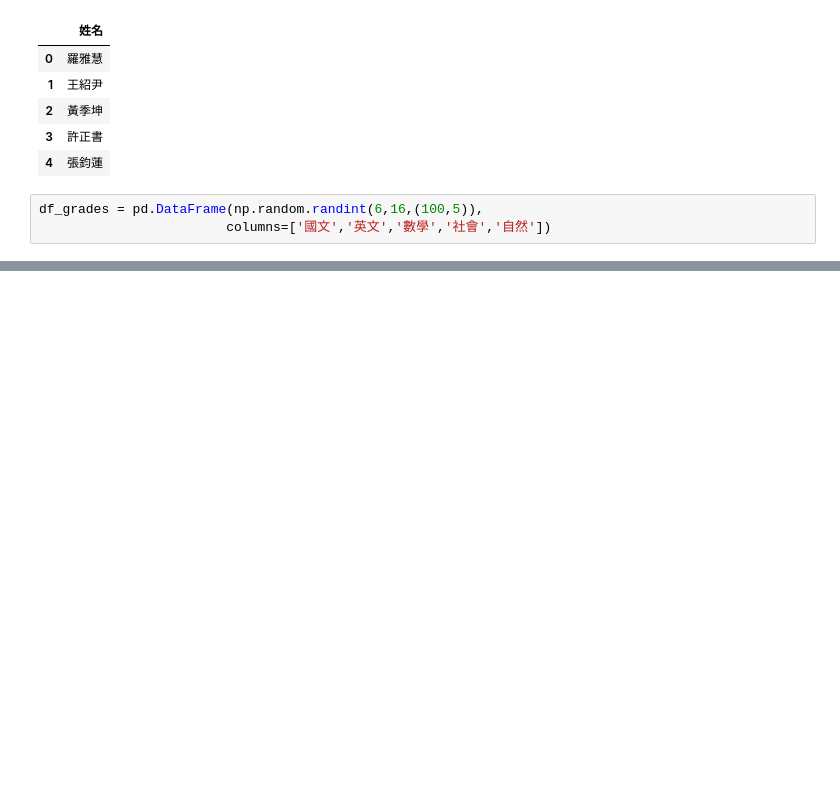
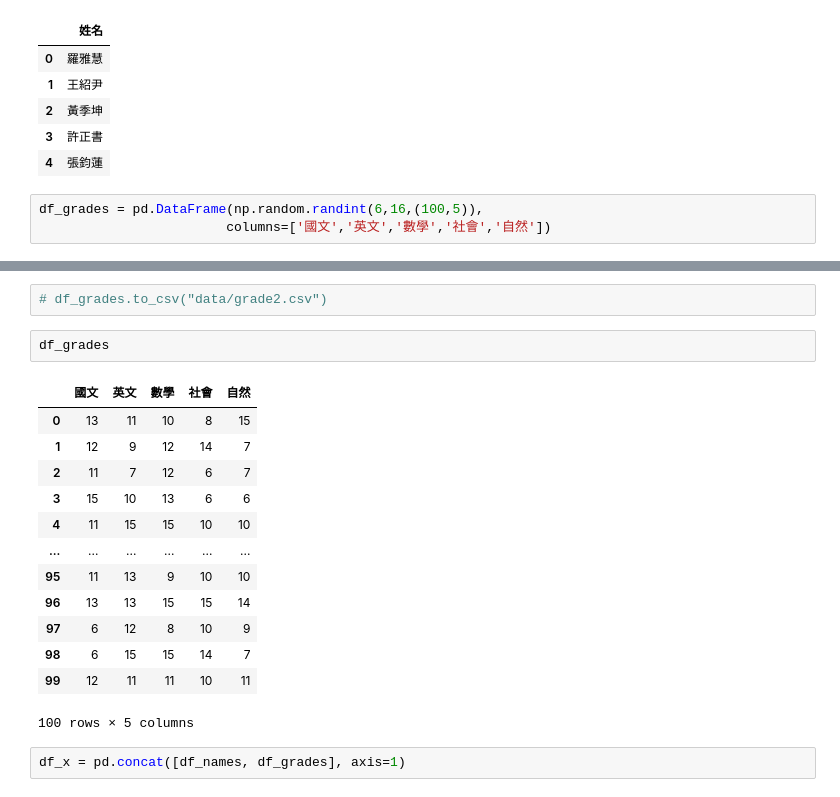
Before and after one commit to zhiyulin104/IMLP456, a Jupyter notebook: Unit02/Class Practice/2.2.2_Pandas數據分析.ipynb, the cells around one changed output, grey strips where cells are left out. Drawn from its saved outputs; the diff is of its cells as text; blank space fills up the shorter version.

```diff
--- a/Unit02/Class Practice/2.2.2_Pandas數據分析.ipynb
+++ b/Unit02/Class Practice/2.2.2_Pandas數據分析.ipynb
@@ -619,0 +591,20 @@ df_grades = pd.DataFrame(np.random.randint(6,16,(100,5)),
+# %%
+# df_grades.to_csv("data/grade2.csv")
+# %%
+df_grades
+# %% [output]
+|  | 國文 | 英文 | 數學 | 社會 | 自然 |
+| 0 | 13 | 11 | 10 | 8 | 15 |
+| 1 | 12 | 9 | 12 | 14 | 7 |
+| 2 | 11 | 7 | 12 | 6 | 7 |
+| 3 | 15 | 10 | 13 | 6 | 6 |
+| 4 | 11 | 15 | 15 | 10 | 10 |
+| ... | ... | ... | ... | ... | ... |
+| 95 | 11 | 13 | 9 | 10 | 10 |
+| 96 | 13 | 13 | 15 | 15 | 14 |
+| 97 | 6 | 12 | 8 | 10 | 9 |
+| 98 | 6 | 15 | 15 | 14 | 7 |
+| 99 | 12 | 11 | 11 | 10 | 11 |
+100 rows × 5 columns
+# %%
+df_x = pd.concat([df_names, df_grades], axis=1)
```
Also changed, not shown: parts of 4 cells of this notebook, 1 other file.
